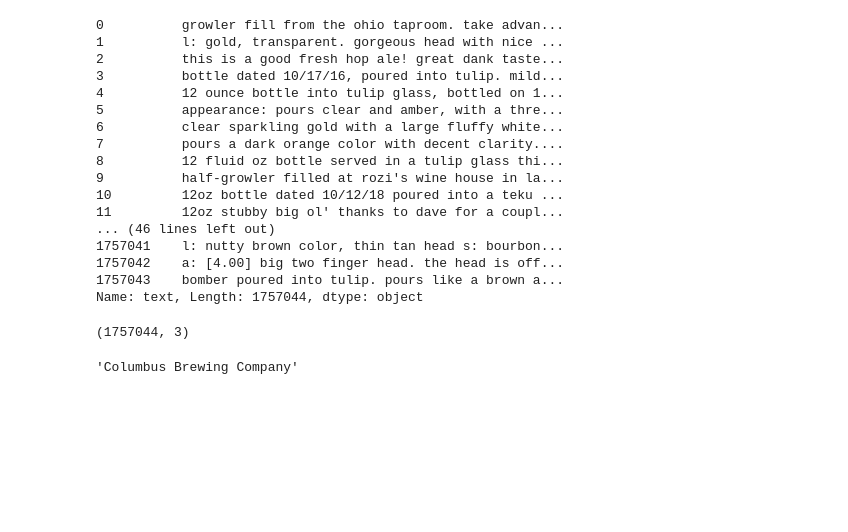
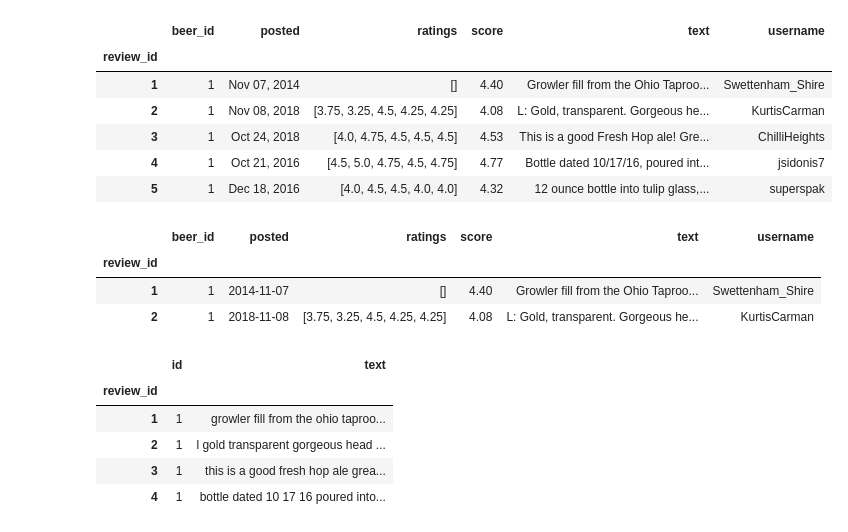
Before and after one commit to charliesusername/Beer-Advisor, a Jupyter notebook: processor/data_processor.py.ipynb, the cells around one changed output. Cells and saved outputs as stored; diff of their text form; code cells hidden in the pictures; blank space fills up the shorter version.

Commit message:
Working on NLP for Reviews

```diff
--- a/processor/data_processor.py.ipynb
+++ b/processor/data_processor.py.ipynb
@@ -33,3 +15,3 @@ styles = styles.drop(columns='*')
 # %%
-beers.set_index('beer_id')
-reviews.set_index('reviews_id')
+beers.set_index('beer_id',inplace=True)
+reviews.set_index('review_id',inplace=True)
@@ -43 +18,11 @@ reviews.set_index('reviews_id')
+# %%
+reviews.head()
+# %% [output]
+|  | beer_id | posted | ratings | score | text | username |
+| review_id |  |  |  |  |  |  |
+| 1 | 1 | Nov 07, 2014 | [] | 4.40 | Growler fill from the Ohio Taproo... | Swettenham_Shire |
+| 2 | 1 | Nov 08, 2018 | [3.75, 3.25, 4.5, 4.25, 4.25] | 4.08 | L: Gold, transparent. Gorgeous he... | KurtisCarman |
+| 3 | 1 | Oct 24, 2018 | [4.0, 4.75, 4.5, 4.5, 4.5] | 4.53 | This is a good Fresh Hop ale! Gre... | ChilliHeights |
+| 4 | 1 | Oct 21, 2016 | [4.5, 5.0, 4.75, 4.5, 4.75] | 4.77 | Bottle dated 10/17/16, poured int... | jsidonis7 |
+| 5 | 1 | Dec 18, 2016 | [4.0, 4.5, 4.5, 4.0, 4.0] | 4.32 | 12 ounce bottle into tulip glass,... | superspak |
 # %%
@@ -69,26 +54,0 @@ rev_text = reviews.text
-# %%
-rev_text.apply(lambda x: str(x))
-_.apply(lambda x: x.lower())
-_.apply(lambda x: re.sub('\s+', ' ', x))
-_.apply(lambda x: re.sub('[^\w\s]', '', x))
-rev_text = _
-reviews_df = pd.DataFrame({'id': pd.Series(reviews.beer_id),
-                          'text':pd.Series(rev_text)})
-# %% [output]
-0          growler fill from the ohio taproom. take advan...
-1          l: gold, transparent. gorgeous head with nice ...
-2          this is a good fresh hop ale! great dank taste...
-3          bottle dated 10/17/16, poured into tulip. mild...
-4          12 ounce bottle into tulip glass, bottled on 1...
-5          appearance: pours clear and amber, with a thre...
-6          clear sparkling gold with a large fluffy white...
-7          pours a dark orange color with decent clarity....
-8          12 fluid oz bottle served in a tulip glass thi...
-9          half-growler filled at rozi's wine house in la...
-10         12oz bottle dated 10/12/18 poured into a teku ...
-11         12oz stubby big ol' thanks to dave for a coupl...
-... (46 lines left out)
-1757041    l: nutty brown color, thin tan head s: bourbon...
-1757042    a: [4.00] big two finger head. the head is off...
-1757043    bomber poured into tulip. pours like a brown a...
-Name: text, Length: 1757044, dtype: object
@@ -98,8 +55,9 @@ reviews_df = pd.merge(reviews_df, style_lookup, how='left',left_on='id',right_on
-# %%
-reviews_df.shape
-# %% [output]
-(1757044, 3)
-# %%
-beers.brewery.unique()[0]
-# %% [output]
-'Columbus Brewing Company'
+# %%
+reviews.ratings = clean_ratings(reviews.ratings)
+reviews.posted = clean_dates(reviews.posted)
+reviews.head(2)
+# %% [output]
+|  | beer_id | posted | ratings | score | text | username |
+| review_id |  |  |  |  |  |  |
+| 1 | 1 | 2014-11-07 | [] | 4.40 | Growler fill from the Ohio Taproo... | Swettenham_Shire |
+| 2 | 1 | 2018-11-08 | [3.75, 3.25, 4.5, 4.25, 4.25] | 4.08 | L: Gold, transparent. Gorgeous he... | KurtisCarman |
@@ -105,0 +69,12 @@ beers.brewery.unique()[0]
+# %%
+reviews_df = pd.DataFrame({'id': pd.Series(reviews.beer_id),
+                          'text':pd.Series(rev_text)})
+
+reviews_df.head(4)
+# %% [output]
+|  | id | text |
+| review_id |  |  |
+| 1 | 1 | growler fill from the ohio taproo... |
+| 2 | 1 | l gold transparent gorgeous head ... |
+| 3 | 1 | this is a good fresh hop ale grea... |
+| 4 | 1 | bottle dated 10 17 16 poured into... |
```
Also changed, not shown: parts of 19 cells of this notebook.
